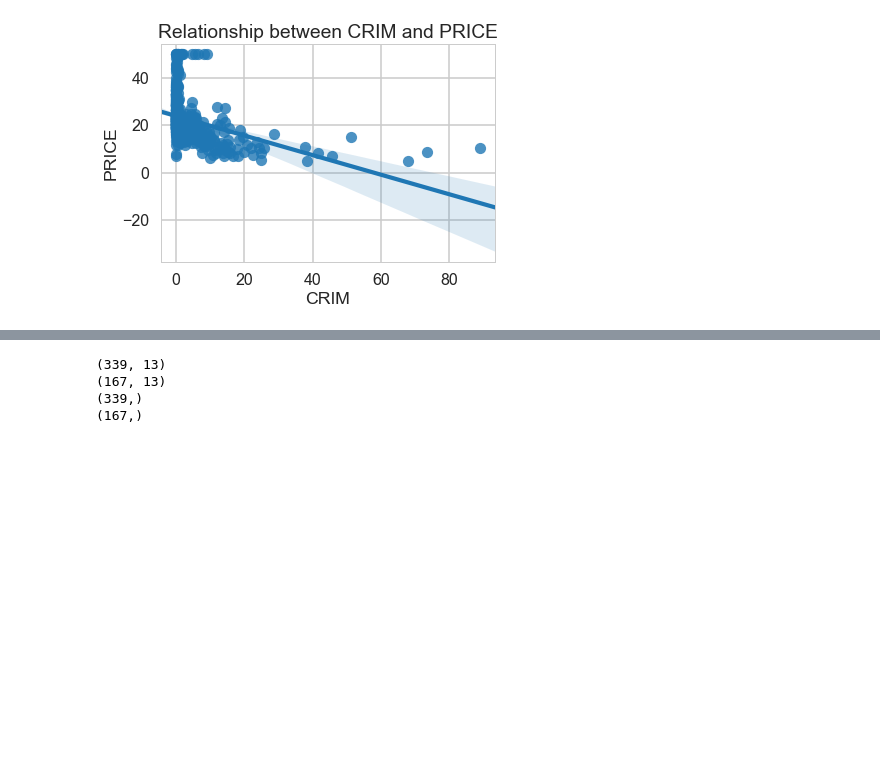
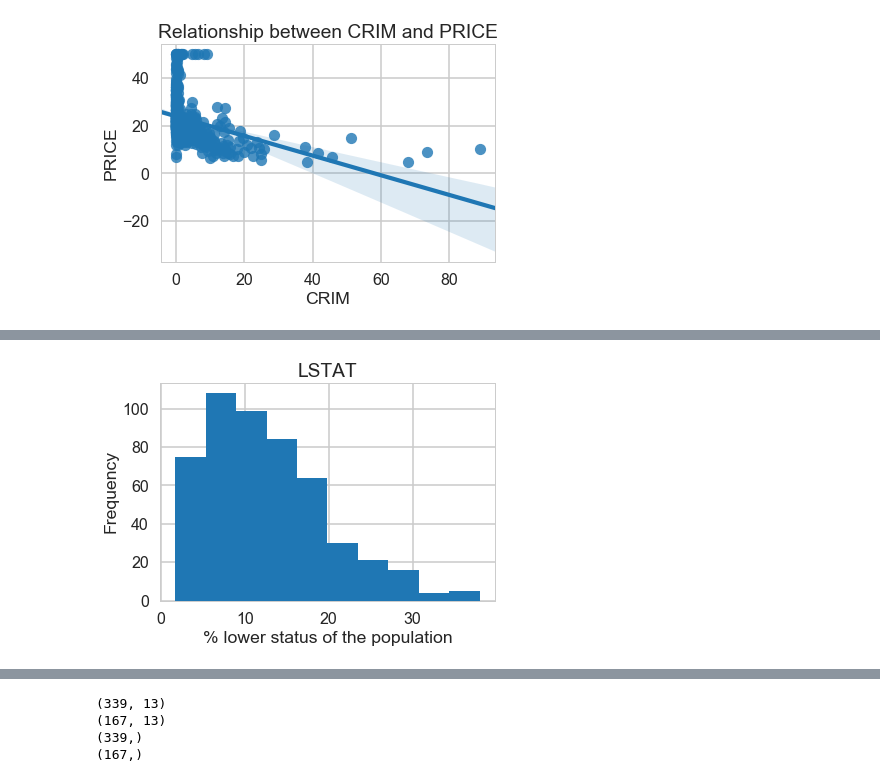
Before and after one commit to saheelahmed2/Boston-Housing-EDA, a Jupyter notebook: Boston Housing.ipynb, the cells around one changed output, grey strips where cells are left out. Cells and saved outputs as stored; diff of their text form; code cells hidden in the pictures; blank space fills up the shorter version.

```diff
--- a/Boston Housing.ipynb
+++ b/Boston Housing.ipynb
@@ -283,0 +213,8 @@ boston_df.describe()
+# %%
+plt.hist(boston_df.LSTAT)
+plt.xlabel("% lower status of the population")
+plt.ylabel("Frequency")
+plt.title("LSTAT")
+plt.show()
+# %% [output]
+[figure, added]
```
Also changed, not shown: parts of 38 cells of this notebook.
